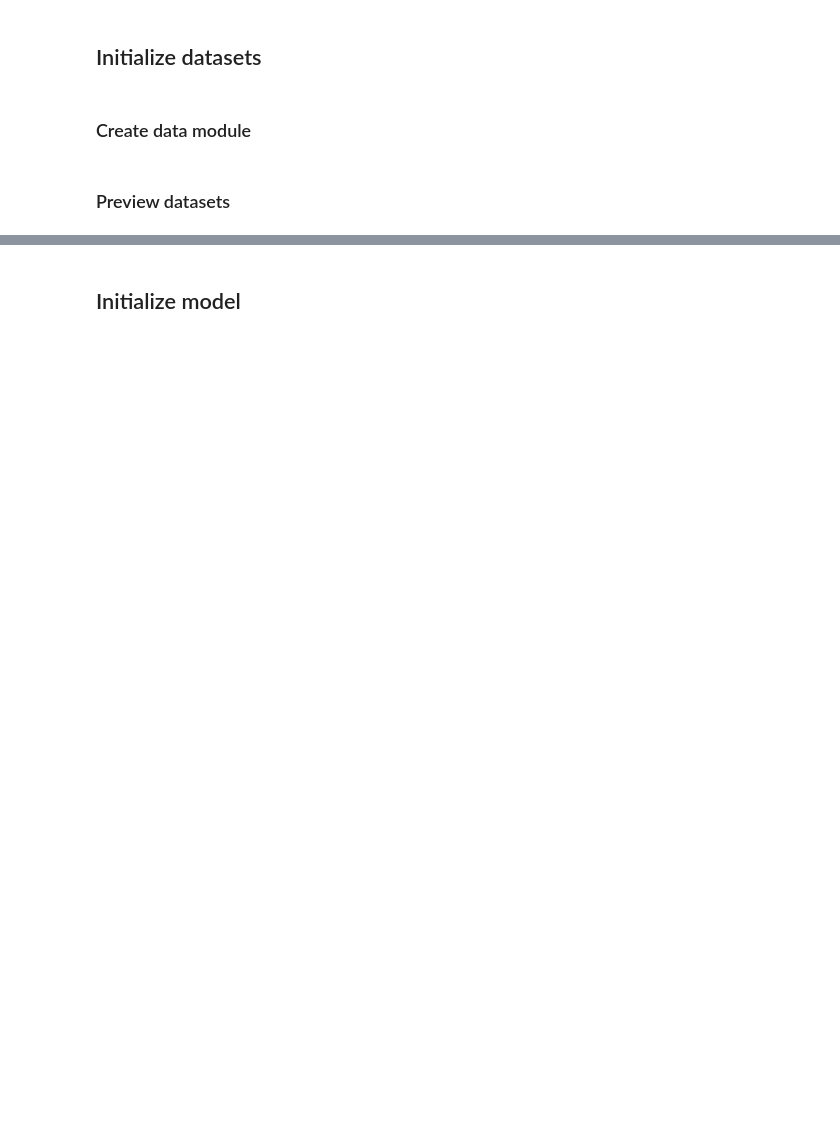
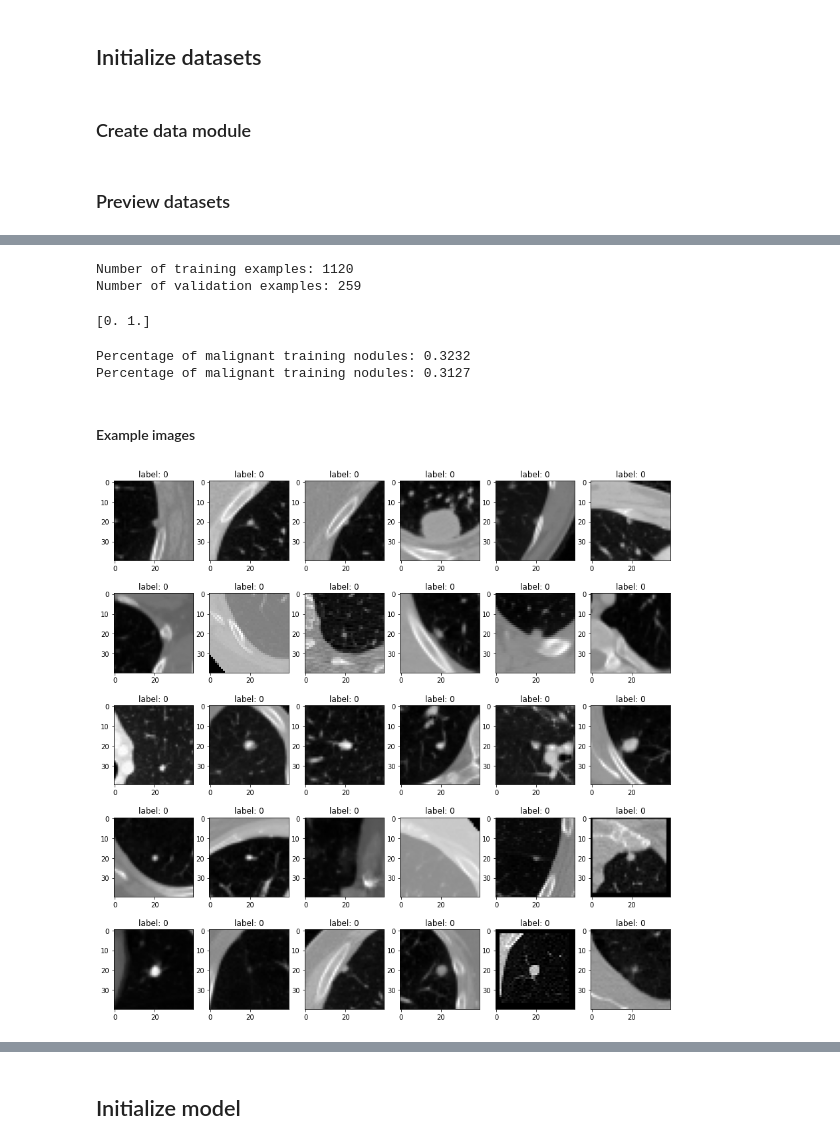
Before and after one commit to felixpeters/lung-cancer-detection, a Jupyter notebook: nbs/16_Nodule_Classification_Baseline.ipynb, the cells around one changed output, grey strips where cells are left out. Drawn from its saved outputs; the diff is of its cells as text; code cells hidden in the pictures; blank space fills up the shorter version.

Commit message:
add nodule classification notebook and training config

```diff
--- a/nbs/16_Nodule_Classification_Baseline.ipynb
+++ b/nbs/16_Nodule_Classification_Baseline.ipynb
@@ -13,2 +42,5 @@
 # %% [markdown]
 ### Load configuration file
+# %%
+cp = Path("../configs/local.yaml").absolute()
+cp.exists()
@@ -14,0 +49,3 @@
+# %%
+config = load_config(cp)
+config
@@ -16,3 +71,19 @@
 ## Initialize datasets
 # %% [markdown]
 ### Create data module
+# %%
+splits = [
+    load_json(Path(config["data"]["split_dir"])/"train.json"),
+    load_json(Path(config["data"]["split_dir"])/"valid.json")
+]
+label_mapping = ([1,2,3,4,5], [0,0,0,1,1])
+# %%
+dm = ClassificationDataModule(
+    data_dir=Path(config["data"]["data_dir"]),
+    cache_dir=(Path()/"../data/cache/").absolute(),
+    splits=splits,
+    min_anns=3,
+    exclude_labels=[],
+    label_mapping=label_mapping,
+    batch_size=config["data"]["batch_size"]
+)
@@ -20,0 +96,6 @@
+# %%
+print(f"Number of training examples: {len(dm.train_ds)}")
+print(f"Number of validation examples: {len(dm.val_ds)}")
+# %% [output]
+Number of training examples: 1120
+Number of validation examples: 259
@@ -20,0 +105,16 @@
+# %%
+print(np.unique(train_labels))
+# %% [output]
+[0. 1.]
+# %%
+print(f"Percentage of malignant training nodules: {np.mean(train_labels):.4f}")
+print(f"Percentage of malignant training nodules: {np.mean(valid_labels):.4f}")
+# %% [output]
+Percentage of malignant training nodules: 0.3232
+Percentage of malignant training nodules: 0.3127
+# %% [markdown]
+#### Example images
+# %%
+preview_dataset(dm.query_by_label(split="train", n=30, labels=[0]))
+# %% [output]
+[figure, added]
```
Also changed, not shown: parts of 25 cells of this notebook, 2 other files.
